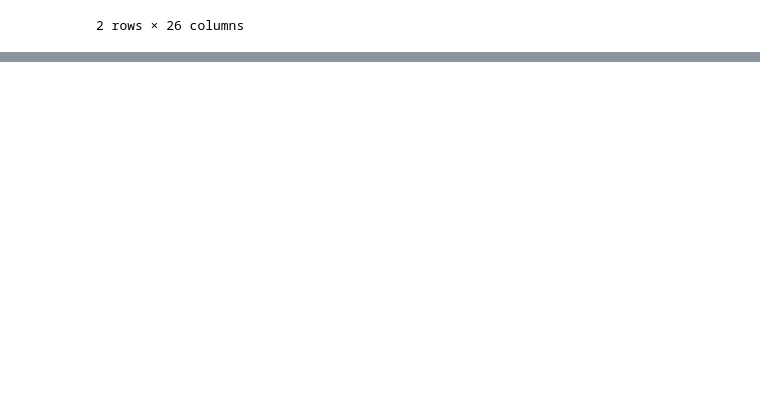
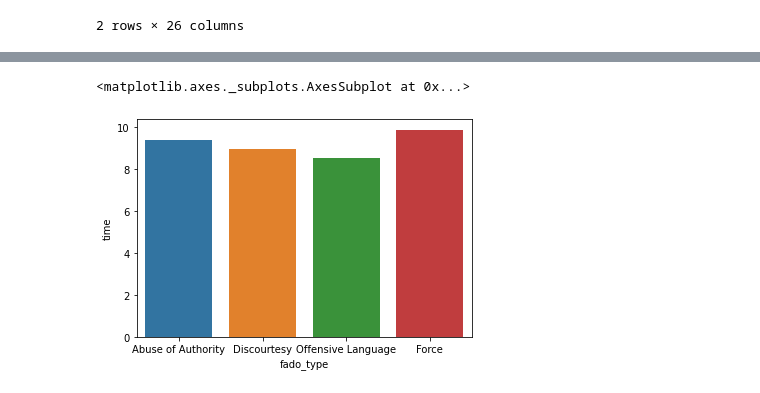
Before and after one commit to ab-89-ab/ownrepo, a Jupyter notebook: group_project.ipynb, the cells around one changed output, grey strips where cells are left out. Cells and saved outputs as stored; diff of their text form; code cells hidden in the pictures; blank space fills up the shorter version.

```diff
--- a/group_project.ipynb
+++ b/group_project.ipynb
@@ -53,0 +121,5 @@ Index(['Average', 'Unnamed: 1', 'Unnamed: 2', 'Unnamed: 3', 'Unnamed: 4',
+# %%
+sns.barplot(x="fado_type", y="time",data=df, ci=False)
+# %% [output]
+<matplotlib.axes._subplots.AxesSubplot at 0x...>
+[figure, added]
```
Also changed, not shown: parts of 16 cells of this notebook, 2 other files.
